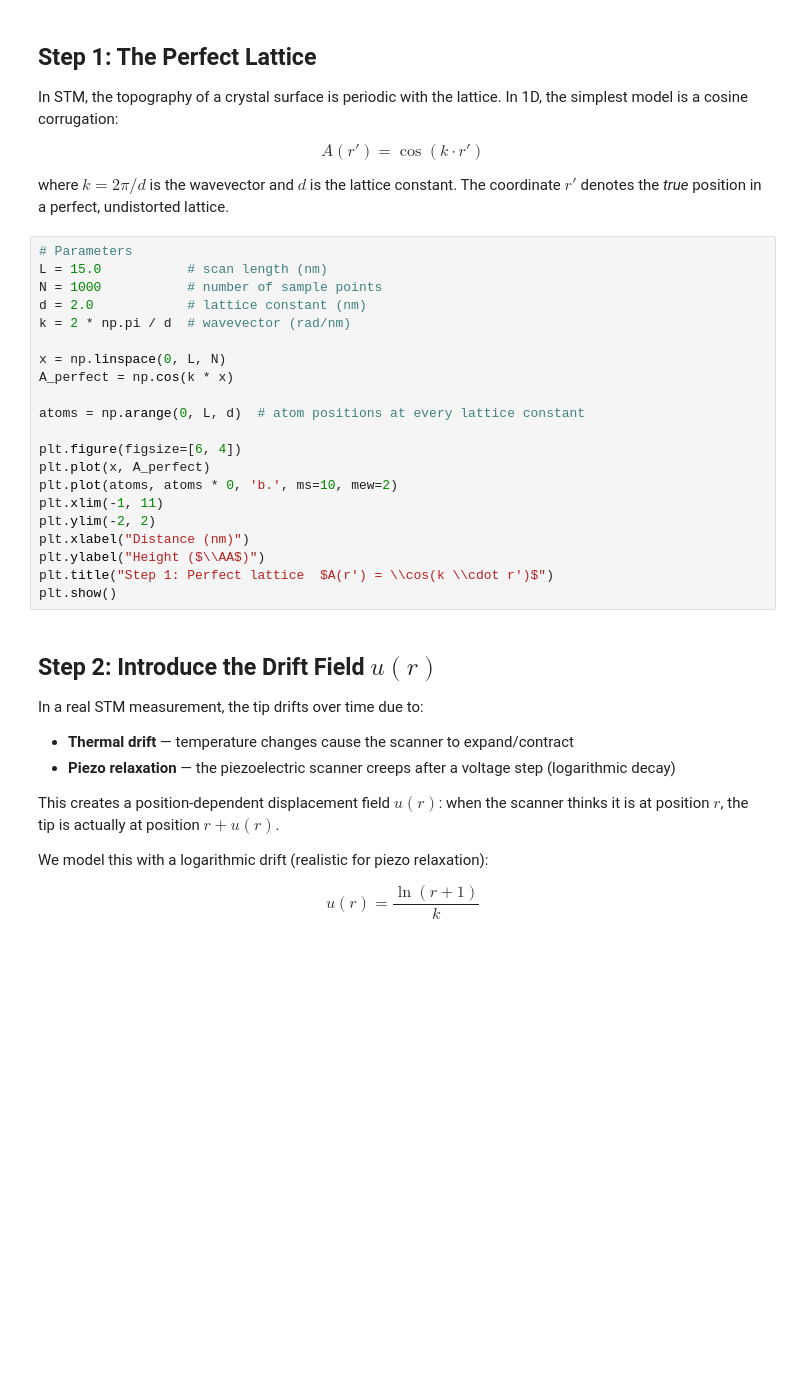
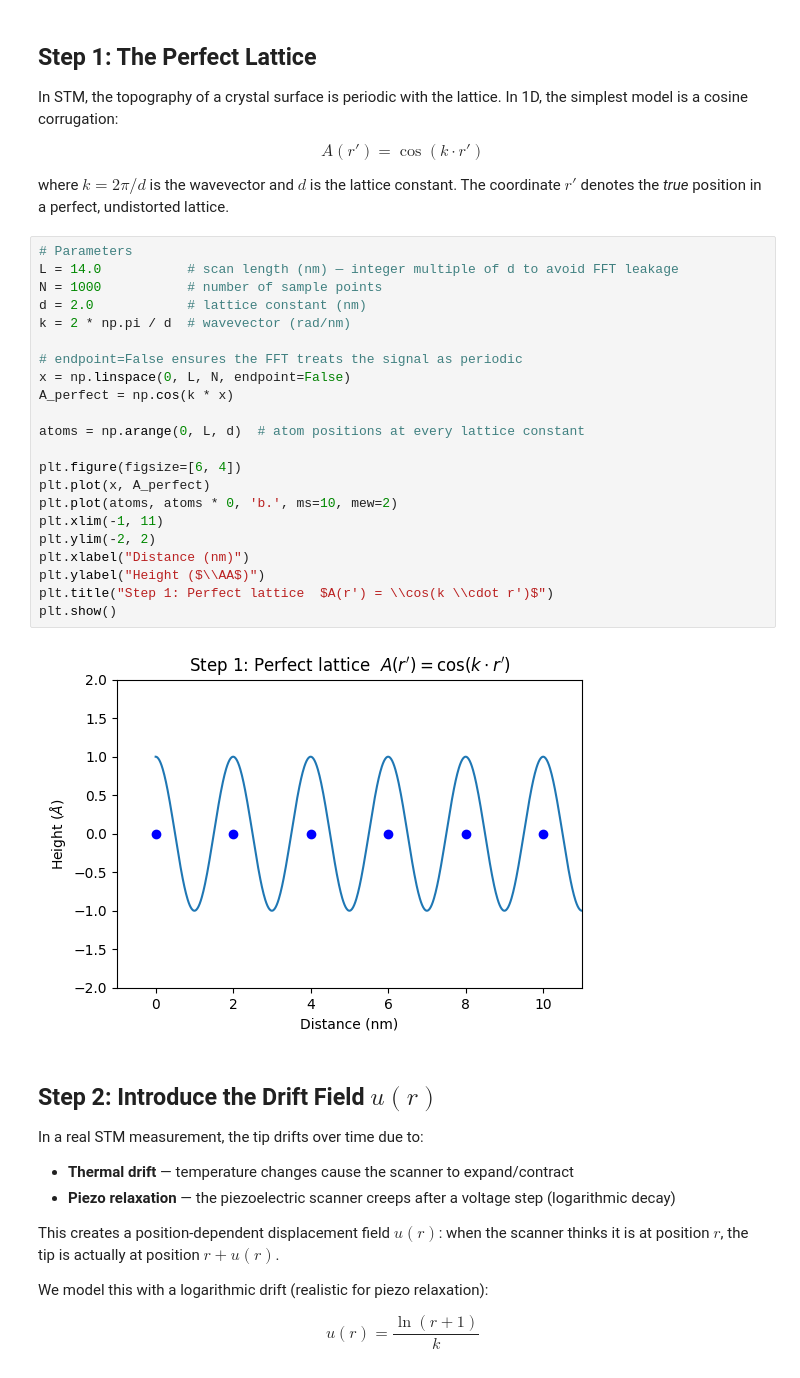
Before and after one commit to mjohnsonnoya/SparseSampling, a Jupyter notebook: notebooks/Drift_Correction_1D_Tutorial.ipynb, the cells around one changed output. Saved outputs shown, nothing was run; the diff lists cells and outputs as text; blank space fills up the shorter version.

Commit message:
updated Hamidian graphing notebook

```diff
--- a/notebooks/Drift_Correction_1D_Tutorial.ipynb
+++ b/notebooks/Drift_Correction_1D_Tutorial.ipynb
@@ -24,25 +24,28 @@ $$A(r') = \cos(k \cdot r')$$
 where $k = 2\pi / d$ is the wavevector and $d$ is the lattice constant. The coordinate $r'$ denotes the *true* position in a perfect, undistorted lattice.
 # %%
 # Parameters
-L = 15.0           # scan length (nm)
+L = 14.0           # scan length (nm) — integer multiple of d to avoid FFT leakage
 N = 1000           # number of sample points
 d = 2.0            # lattice constant (nm)
 k = 2 * np.pi / d  # wavevector (rad/nm)
 
-x = np.linspace(0, L, N)
+# endpoint=False ensures the FFT treats the signal as periodic
+x = np.linspace(0, L, N, endpoint=False)
 A_perfect = np.cos(k * x)
 
 atoms = np.arange(0, L, d)  # atom positions at every lattice constant
 
 plt.figure(figsize=[6, 4])
 plt.plot(x, A_perfect)
 plt.plot(atoms, atoms * 0, 'b.', ms=10, mew=2)
 plt.xlim(-1, 11)
 plt.ylim(-2, 2)
 plt.xlabel("Distance (nm)")
 plt.ylabel("Height ($\\AA$)")
 plt.title("Step 1: Perfect lattice  $A(r') = \\cos(k \\cdot r')$")
 plt.show()
+# %% [output]
+[figure, added]
 # %% [markdown]
 ## Step 2: Introduce the Drift Field $u(r)$
 
```
Also changed, not shown: parts of 14 cells of this notebook.
